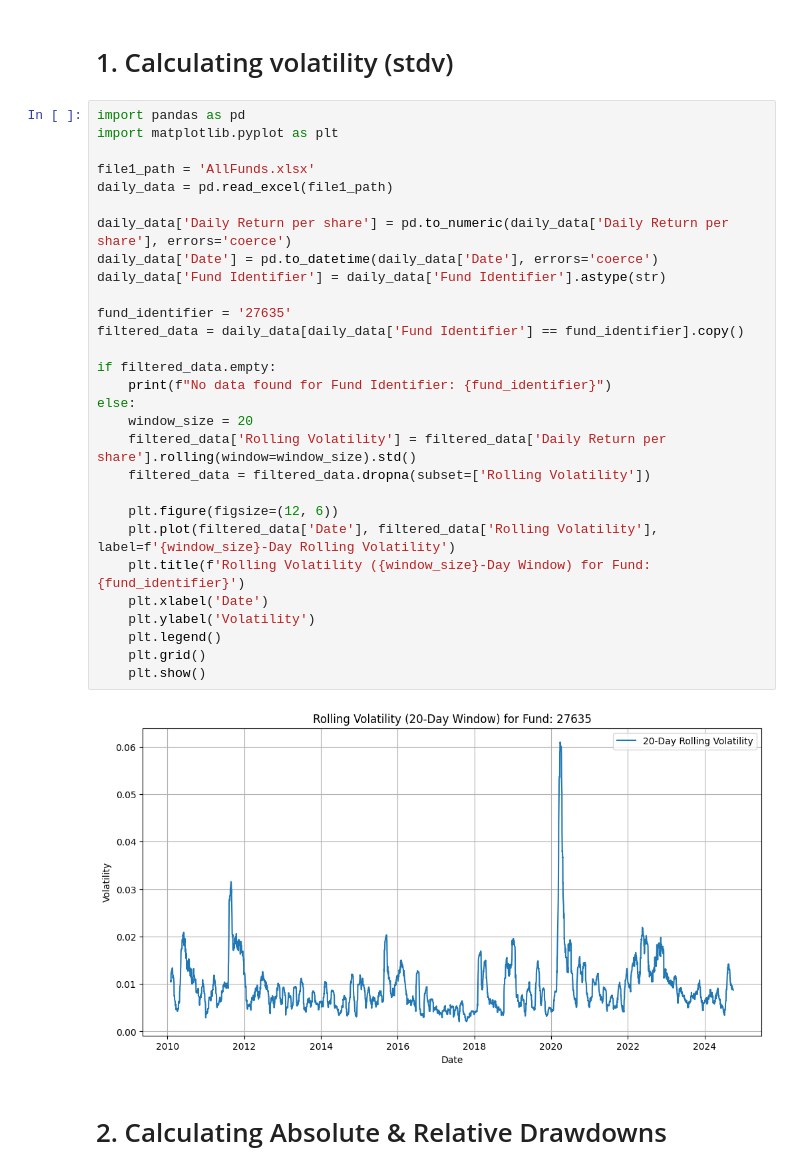
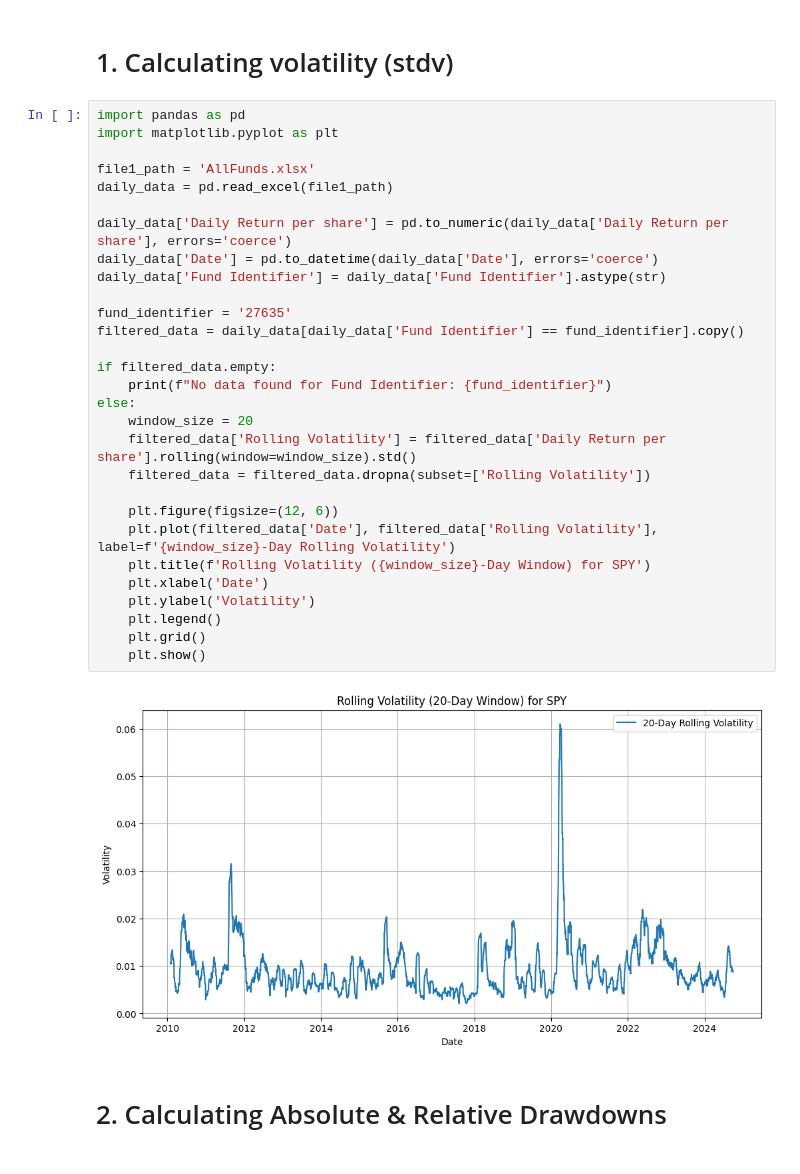
Before and after one commit to harshk02/15.433-fin-proj, a Jupyter notebook: Task 2, final project.ipynb, the cells around one changed output. Drawn from its saved outputs; the diff is of its cells as text.

```diff
--- a/Task 2, final project.ipynb
+++ b/Task 2, final project.ipynb
@@ -3,34 +3,34 @@
 # %%
 import pandas as pd
 import matplotlib.pyplot as plt
 
 file1_path = 'AllFunds.xlsx'
 daily_data = pd.read_excel(file1_path)
 
 daily_data['Daily Return per share'] = pd.to_numeric(daily_data['Daily Return per share'], errors='coerce')
 daily_data['Date'] = pd.to_datetime(daily_data['Date'], errors='coerce')
 daily_data['Fund Identifier'] = daily_data['Fund Identifier'].astype(str)
 
 fund_identifier = '27635'
 filtered_data = daily_data[daily_data['Fund Identifier'] == fund_identifier].copy()
 
 if filtered_data.empty:
     print(f"No data found for Fund Identifier: {fund_identifier}")
 else:
     window_size = 20
     filtered_data['Rolling Volatility'] = filtered_data['Daily Return per share'].rolling(window=window_size).std()
     filtered_data = filtered_data.dropna(subset=['Rolling Volatility'])
 
     plt.figure(figsize=(12, 6))
     plt.plot(filtered_data['Date'], filtered_data['Rolling Volatility'], label=f'{window_size}-Day Rolling Volatility')
-    plt.title(f'Rolling Volatility ({window_size}-Day Window) for Fund: {fund_identifier}')
+    plt.title(f'Rolling Volatility ({window_size}-Day Window) for SPY')
     plt.xlabel('Date')
     plt.ylabel('Volatility')
     plt.legend()
     plt.grid()
     plt.show()
 # %% [output]
-[figure, old version]
+[figure, new version]
 # %% [markdown]
 # 2. Calculating Absolute & Relative Drawdowns
 # %%
```
Also changed, not shown: parts of 7 cells of this notebook.
